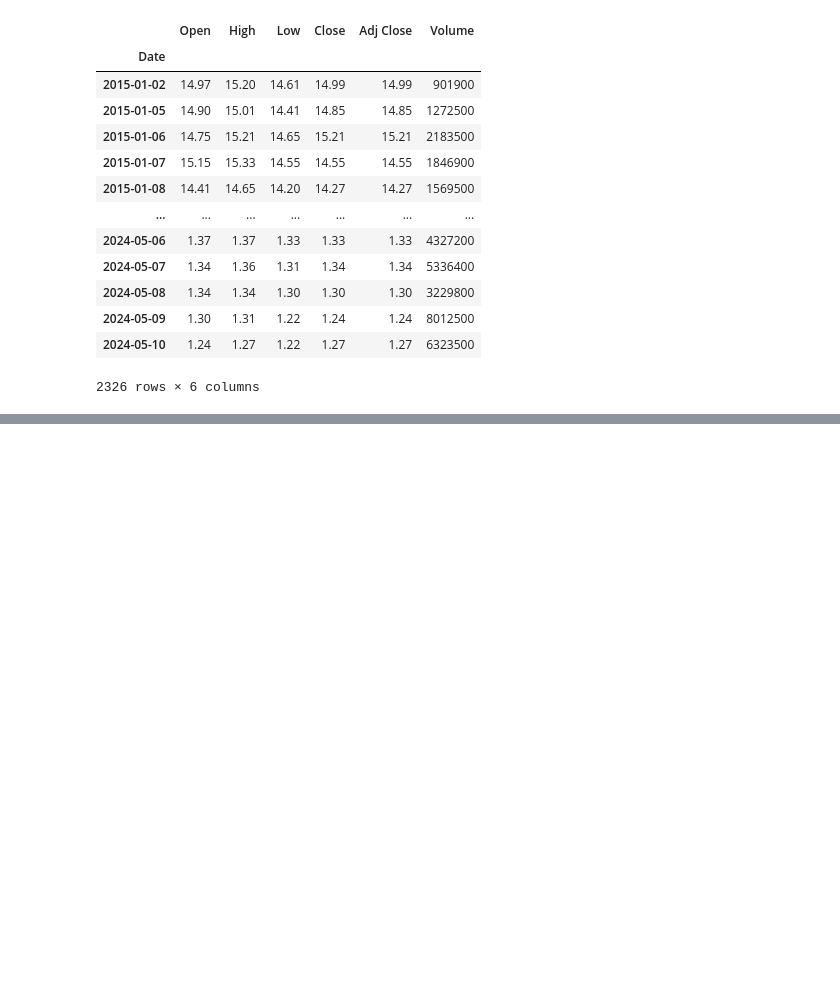
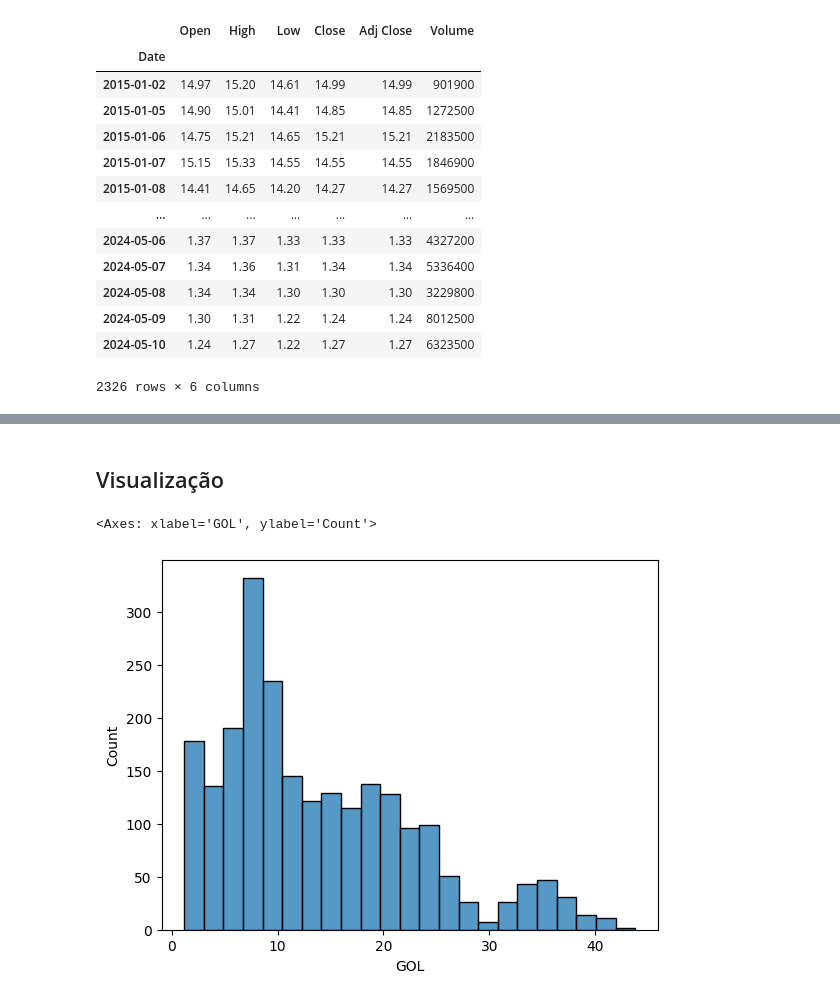
Before and after one commit to diegoinsights/Tech-Lab, a Jupyter notebook: Python_para_Finanças/Python_para_Finanças.ipynb, the cells around one changed output, grey strips where cells are left out. Drawn from its saved outputs; the diff is of its cells as text; code cells hidden in the pictures; blank space fills up the shorter version.

Commit message:
visualizacao py financas

```diff
--- a/Python_para_Finanças/Python_para_Finanças.ipynb
+++ b/Python_para_Finanças/Python_para_Finanças.ipynb
@@ -42,0 +325,2 @@ analisando o primeiro dia da tabela (2015-01-02), temos que , na abertura da Bol
+# %%
+acoes_df = pd.read_csv('acoes.csv')
@@ -42,0 +366,7 @@ analisando o primeiro dia da tabela (2015-01-02), temos que , na abertura da Bol
+# %% [markdown]
+## Visualização
+# %%
+sns.histplot(acoes_df['GOL'])
+# %% [output]
+<Axes: xlabel='GOL', ylabel='Count'>
+[figure, added]
```
Also changed, not shown: parts of 40 cells of this notebook, 2 other files.
